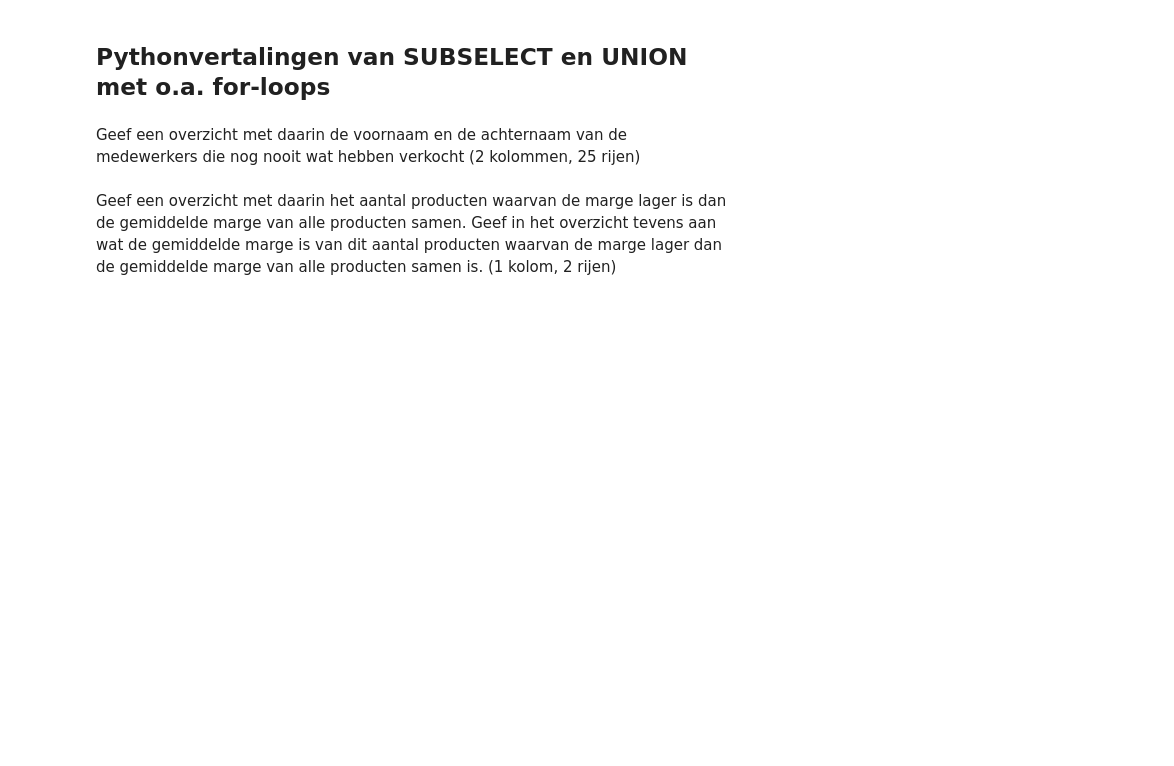
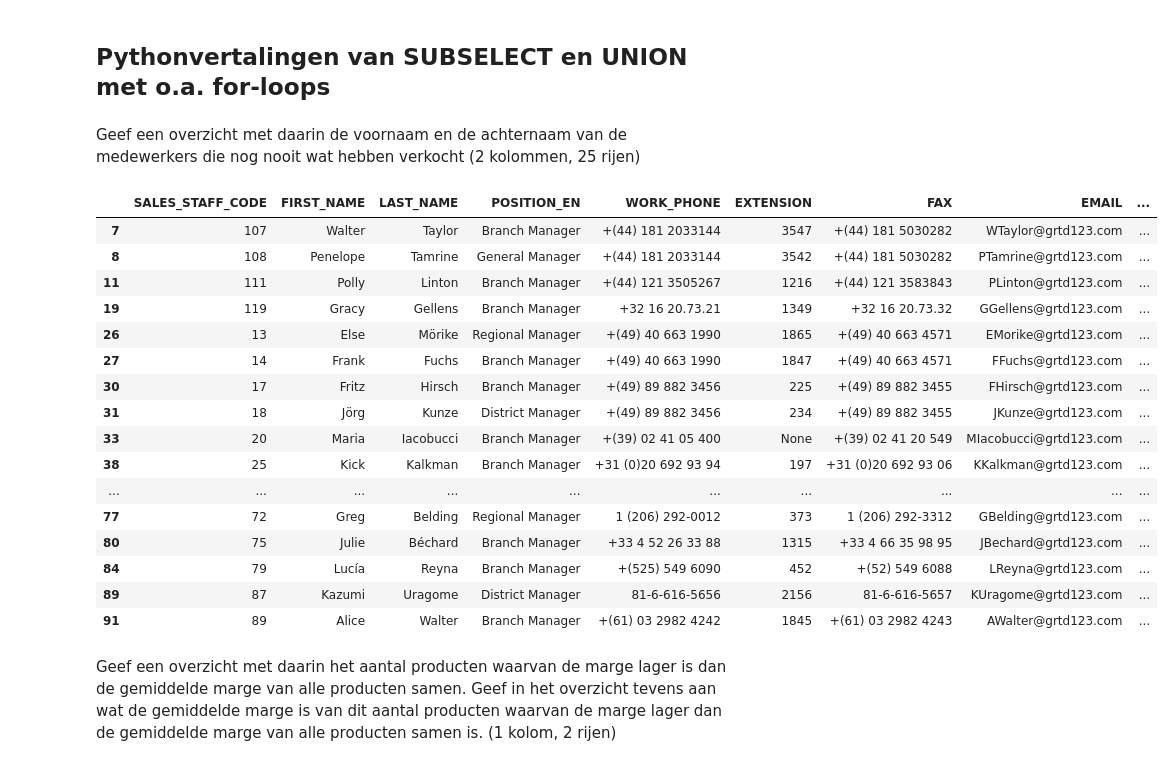
Before and after one commit to semkoolennl/SEM4-DEDS, a Jupyter notebook: week2/Practicum_2.3_Opdrachten.ipynb, the cells around one changed output. Saved outputs shown, nothing was run; the diff lists cells and outputs as text; code cells hidden in the pictures; blank space fills up the shorter version.

```diff
--- a/week2/Practicum_2.3_Opdrachten.ipynb
+++ b/week2/Practicum_2.3_Opdrachten.ipynb
@@ -11,6 +23,8 @@ Zet het bestand go_sales.sqlite in hetzelfde mapje als dit notebook.
 ## Databasetabellen inlezen
 # %% [markdown]
 Kopieer in het codeblok hieronder van het vorige practicum de code om een connectie met het bestand go_sales.sqlite te maken.
+# %%
+db = sqlite3.connect('data/go_sales.sqlite')
 # %% [markdown]
 Lees van de ingelezen go_sales-database te volgende tabellen in met behulp van "SELECT * FROM *tabel*".
 - product
@@ -25,6 +39,11 @@ Lees van de ingelezen go_sales-database te volgende tabellen in met behulp van "
 - target
 - returned_item
 - return_reason
+# %%
+tablenames = pd.read_sql_query("SELECT name FROM sqlite_master WHERE type='table' AND name NOT IN ('sqlite_sequence');", db)
+tables: dict[str, pd.DataFrame]= {}
+for table in tablenames['name']:
+    tables[table] = pd.read_sql_query(f"SELECT * FROM {table};", db)
 # %% [markdown]
 Let op! Voor alle onderstaande opdrachten mag je <u>alleen Python</u> gebruiken, <u>geen SQL!</u>
 # %% [markdown]
@@ -63,2 +221,8 @@ Geef de gemiddelde kostprijs van de verkochte producten waarop korting (unit_sal
 # %% [markdown]
 Geef een overzicht met daarin het aantal medewerkers per medewerkersfunctie (2 kolommen, 7 rijen)
+# %%
+sales_staff = tables['sales_staff']
+per_function = sales_staff.groupby("POSITION_EN", as_index=False).count()
+newtable = per_function.loc[:, ["POSITION_EN", "SALES_STAFF_CODE"]]
+newtable.rename(columns={"SALES_STAFF_CODE": "TOTAL"}, inplace=True)
+newtable
@@ -73,2 +298,11 @@ Geef een overzicht met daarin de productnamen die tot het producttype ‘Eyewear
 # %% [markdown]
 Geef een overzicht met daarin alle unieke eerste adressen van klantvestigingen en de voornaam en achternaam van de verkopers die ‘Branch Manager’ zijn en aan deze vestigingen hebben verkocht (3 kolommen, 1 rij)
+# %%
+order_headers = tables["order_header"]
+
+branch_managers = sales_staff.loc[(sales_staff["POSITION_EN"] == "Branch Manager"), :]
+retailers_with_orders = pd.merge(retailer_sites, order_headers, "inner", "RETAILER_SITE_CODE")
+retailers_with_orders = retailers_with_orders.drop_duplicates(["ADDRESS1", "SALES_STAFF_CODE"])
+
+retailers_orders_with_sales_staff = pd.merge(retailers_with_orders, branch_managers, "inner", "SALES_STAFF_CODE")
+retailers_orders_with_sales_staff[["ADDRESS1", "FIRST_NAME", "LAST_NAME"]]
@@ -96,6 +509,29 @@ Geef een overzicht met daarin per land de naam van het land, de naam van de stad
 ## Pythonvertalingen van SUBSELECT en UNION met o.a. for-loops
 # %% [markdown]
 Geef een overzicht met daarin de voornaam en de achternaam van de medewerkers die nog nooit wat hebben verkocht (2 kolommen, 25 rijen)
+# %%
+sellers = order_headers.copy().drop_duplicates("SALES_STAFF_CODE").reset_index(drop=True)
+filter = sales_staff["SALES_STAFF_CODE"].isin(sellers["SALES_STAFF_CODE"])
+not_sellers = sales_staff.loc[(~filter), :]
+not_sellers
+# %% [output]
+|  | SALES_STAFF_CODE | FIRST_NAME | LAST_NAME | POSITION_EN | WORK_PHONE | EXTENSION | FAX | EMAIL | ... |
+| 7 | 107 | Walter | Taylor | Branch Manager | +(44) 181 2033144 | 3547 | +(44) 181 5030282 | WTaylor@grtd123.com | ... |
+| 8 | 108 | Penelope | Tamrine | General Manager | +(44) 181 2033144 | 3542 | +(44) 181 5030282 | PTamrine@grtd123.com | ... |
+| 11 | 111 | Polly | Linton | Branch Manager | +(44) 121 3505267 | 1216 | +(44) 121 3583843 | PLinton@grtd123.com | ... |
+| 19 | 119 | Gracy | Gellens | Branch Manager | +32 16 20.73.21 | 1349 | +32 16 20.73.32 | GGellens@grtd123.com | ... |
+| 26 | 13 | Else | Mörike | Regional Manager | +(49) 40 663 1990 | 1865 | +(49) 40 663 4571 | EMorike@grtd123.com | ... |
+| 27 | 14 | Frank | Fuchs | Branch Manager | +(49) 40 663 1990 | 1847 | +(49) 40 663 4571 | FFuchs@grtd123.com | ... |
+| 30 | 17 | Fritz | Hirsch | Branch Manager | +(49) 89 882 3456 | 225 | +(49) 89 882 3455 | FHirsch@grtd123.com | ... |
+| 31 | 18 | Jörg | Kunze | District Manager | +(49) 89 882 3456 | 234 | +(49) 89 882 3455 | JKunze@grtd123.com | ... |
+| 33 | 20 | Maria | Iacobucci | Branch Manager | +(39) 02 41 05 400 | None | +(39) 02 41 20 549 | MIacobucci@grtd123.com | ... |
+| 38 | 25 | Kick | Kalkman | Branch Manager | +31 (0)20 692 93 94 | 197 | +31 (0)20 692 93 06 | KKalkman@grtd123.com | ... |
+| ... | ... | ... | ... | ... | ... | ... | ... | ... | ... |
+| 77 | 72 | Greg | Belding | Regional Manager | 1 (206) 292-0012 | 373 | 1 (206) 292-3312 | GBelding@grtd123.com | ... |
+| 80 | 75 | Julie | Béchard | Branch Manager | +33 4 52 26 33 88 | 1315 | +33 4 66 35 98 95 | JBechard@grtd123.com | ... |
+| 84 | 79 | Lucía | Reyna | Branch Manager | +(525) 549 6090 | 452 | +(52) 549 6088 | LReyna@grtd123.com | ... |
+| 89 | 87 | Kazumi | Uragome | District Manager | 81-6-616-5656 | 2156 | 81-6-616-5657 | KUragome@grtd123.com | ... |
+| 91 | 89 | Alice | Walter | Branch Manager | +(61) 03 2982 4242 | 1845 | +(61) 03 2982 4243 | AWalter@grtd123.com | ... |
 # %% [markdown]
 Geef een overzicht met daarin het aantal producten waarvan de marge lager is dan de gemiddelde marge van alle producten samen. Geef in het overzicht tevens aan wat de gemiddelde marge is van dit aantal producten waarvan de marge lager dan de gemiddelde marge van alle producten samen is. (1 kolom, 2 rijen)
 # %% [markdown]
```
Also changed, not shown: parts of 27 cells of this notebook.
